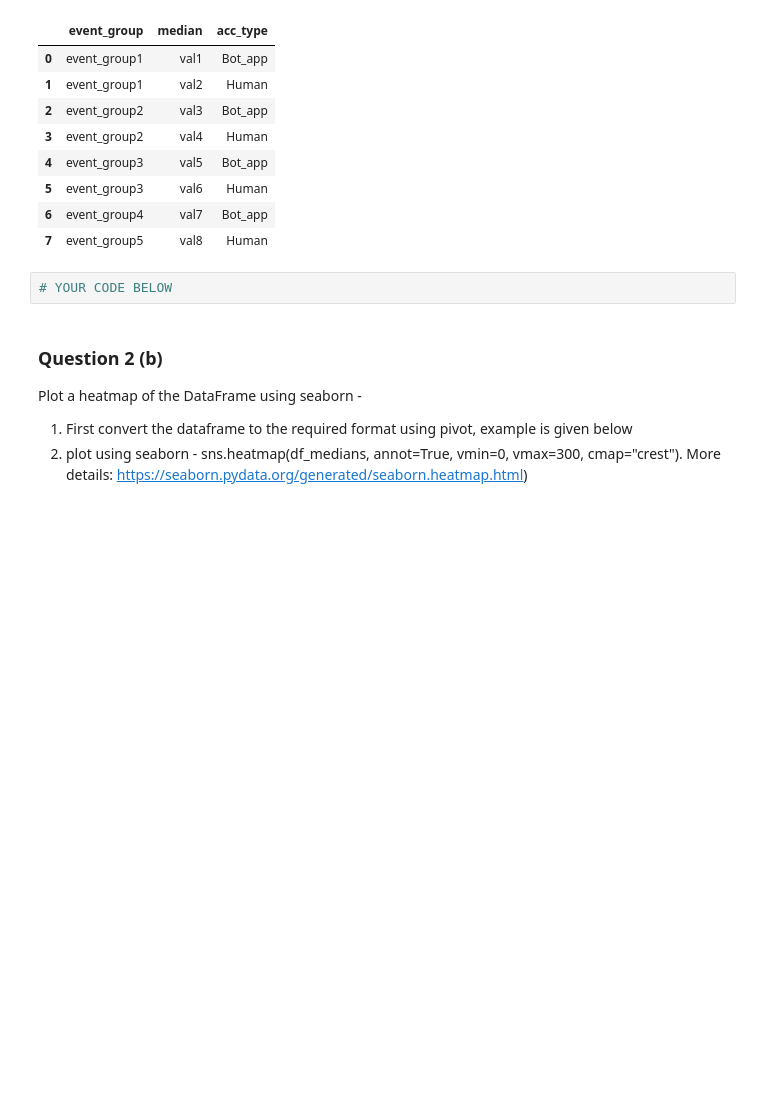
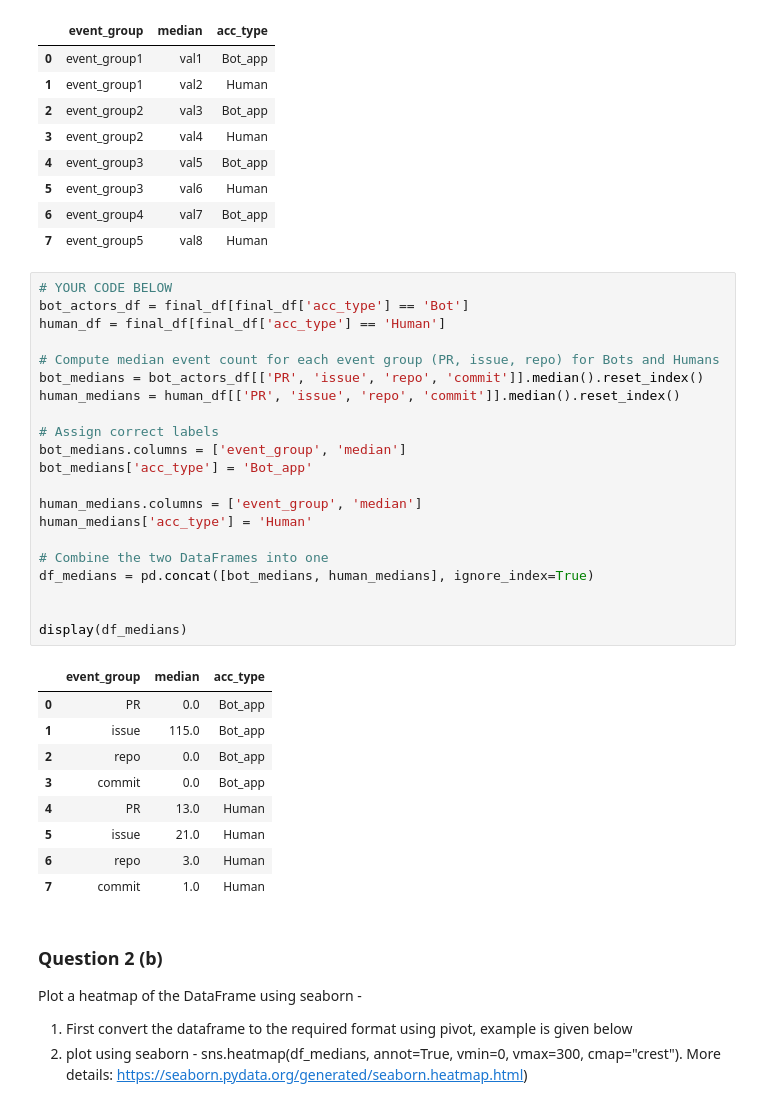
Before and after one commit to ToneskoNewAccount/Software_Evolution_TP_bots, a Jupyter notebook: TP_bots_template.ipynb, the cells around one changed output. Saved outputs shown, nothing was run; the diff lists cells and outputs as text; blank space fills up the shorter version.

```diff
--- a/TP_bots_template.ipynb
+++ b/TP_bots_template.ipynb
@@ -472,6 +528,35 @@ df_medians
 | 7 | event_group5 | val8 | Human |
 # %%
 # YOUR CODE BELOW
+bot_actors_df = final_df[final_df['acc_type'] == 'Bot']
+human_df = final_df[final_df['acc_type'] == 'Human']
+
+# Compute median event count for each event group (PR, issue, repo) for Bots and Humans
+bot_medians = bot_actors_df[['PR', 'issue', 'repo', 'commit']].median().reset_index()
+human_medians = human_df[['PR', 'issue', 'repo', 'commit']].median().reset_index()
+
+# Assign correct labels
+bot_medians.columns = ['event_group', 'median']
+bot_medians['acc_type'] = 'Bot_app'
+
+human_medians.columns = ['event_group', 'median']
+human_medians['acc_type'] = 'Human'
+
+# Combine the two DataFrames into one
+df_medians = pd.concat([bot_medians, human_medians], ignore_index=True)
+
+
+display(df_medians)
+# %% [output]
+|  | event_group | median | acc_type |
+| 0 | PR | 0.0 | Bot_app |
+| 1 | issue | 115.0 | Bot_app |
+| 2 | repo | 0.0 | Bot_app |
+| 3 | commit | 0.0 | Bot_app |
+| 4 | PR | 13.0 | Human |
+| 5 | issue | 21.0 | Human |
+| 6 | repo | 3.0 | Human |
+| 7 | commit | 1.0 | Human |
 # %% [markdown]
 ### Question 2 (b)
 
```
Also changed, not shown: parts of 9 cells of this notebook.
